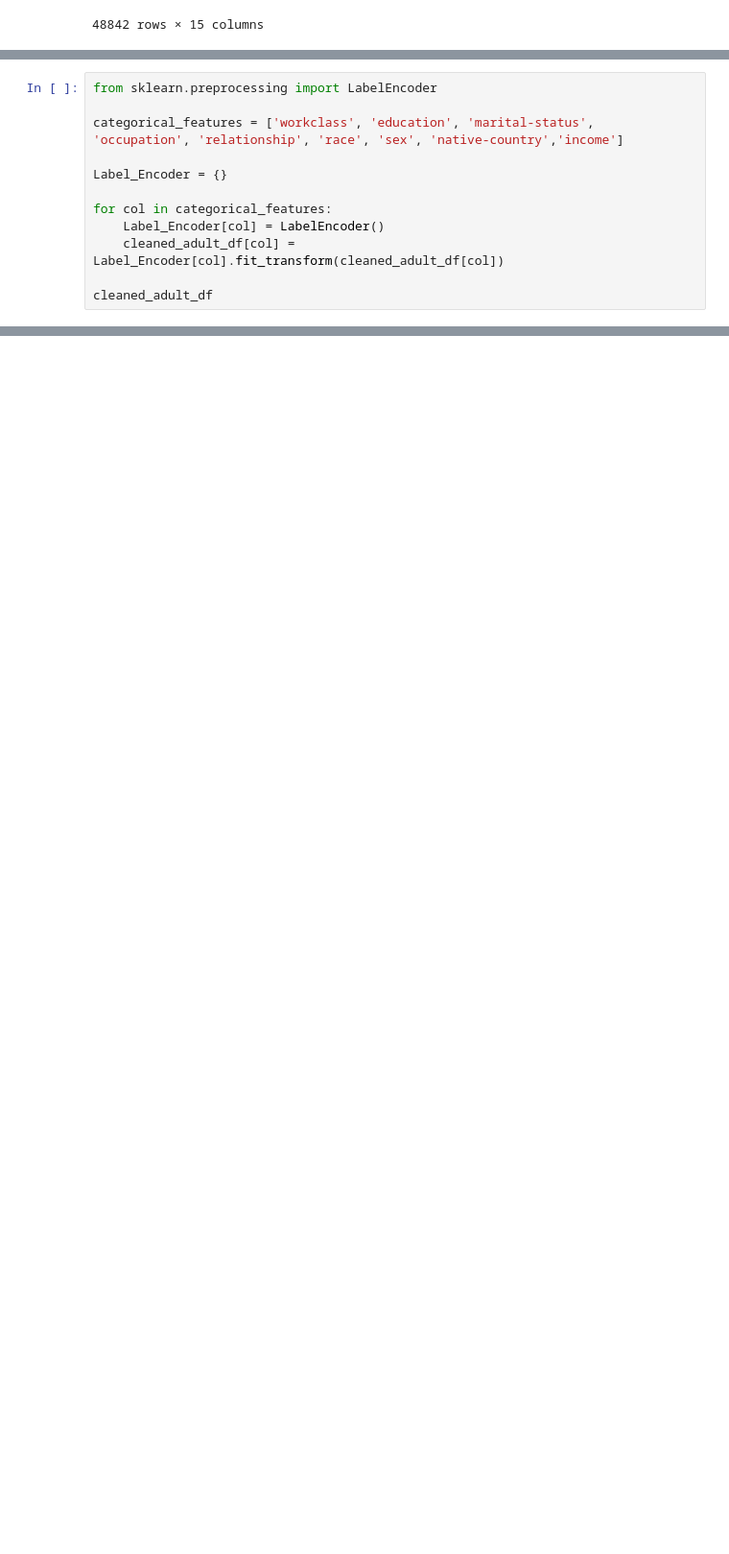
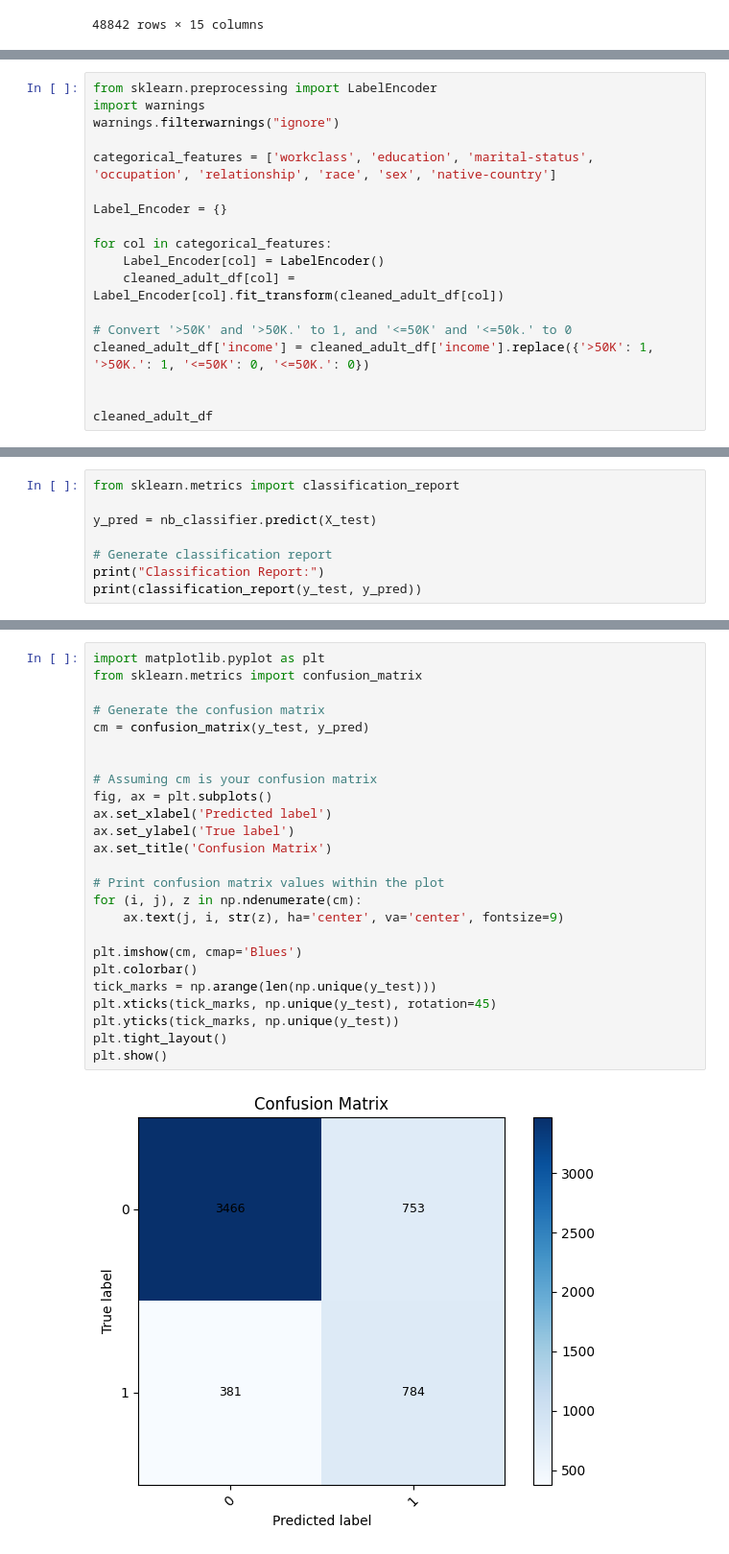
Before and after one commit to RaviWella/ML_CW, a Jupyter notebook: Adult_test_2(newdataset).ipynb, the cells around one changed output, grey strips where cells are left out. Shown at 96% size. Saved outputs shown, nothing was run; the diff lists cells and outputs as text; blank space fills up the shorter version.

```diff
--- a/Adult_test_2(newdataset).ipynb
+++ b/Adult_test_2(newdataset).ipynb
@@ -136,7 +386,9 @@ cleaned_adult_df
 # %%
 from sklearn.preprocessing import LabelEncoder
+import warnings
+warnings.filterwarnings("ignore")
 
-categorical_features = ['workclass', 'education', 'marital-status', 'occupation', 'relationship', 'race', 'sex', 'native-country','income']
+categorical_features = ['workclass', 'education', 'marital-status', 'occupation', 'relationship', 'race', 'sex', 'native-country']
 
 Label_Encoder = {}
 
@@ -144,5 +396,9 @@ for col in categorical_features:
     Label_Encoder[col] = LabelEncoder()
     cleaned_adult_df[col] = Label_Encoder[col].fit_transform(cleaned_adult_df[col])
 
+# Convert '>50K' and '>50K.' to 1, and '<=50K' and '<=50k.' to 0
+cleaned_adult_df['income'] = cleaned_adult_df['income'].replace({'>50K': 1, '>50K.': 1, '<=50K': 0, '<=50K.': 0})
+
+
 cleaned_adult_df
 # %% [output]
@@ -258,0 +499,8 @@ ValueError: multi_class must be in ('ovo', 'ovr')
+# %%
+from sklearn.metrics import classification_report
+
+y_pred = nb_classifier.predict(X_test)
+
+# Generate classification report
+print("Classification Report:")
+print(classification_report(y_test, y_pred))
@@ -258,0 +519,27 @@ ValueError: multi_class must be in ('ovo', 'ovr')
+# %%
+import matplotlib.pyplot as plt
+from sklearn.metrics import confusion_matrix
+
+# Generate the confusion matrix
+cm = confusion_matrix(y_test, y_pred)
+
+
+# Assuming cm is your confusion matrix
+fig, ax = plt.subplots()
+ax.set_xlabel('Predicted label')
+ax.set_ylabel('True label')
+ax.set_title('Confusion Matrix')
+
+# Print confusion matrix values within the plot
+for (i, j), z in np.ndenumerate(cm):
+    ax.text(j, i, str(z), ha='center', va='center', fontsize=9)
+
+plt.imshow(cm, cmap='Blues')
+plt.colorbar()
+tick_marks = np.arange(len(np.unique(y_test)))
+plt.xticks(tick_marks, np.unique(y_test), rotation=45)
+plt.yticks(tick_marks, np.unique(y_test))
+plt.tight_layout()
+plt.show()
+# %% [output]
+[figure, added]
```
Also changed, not shown: parts of 75 cells of this notebook, 2 other files.
